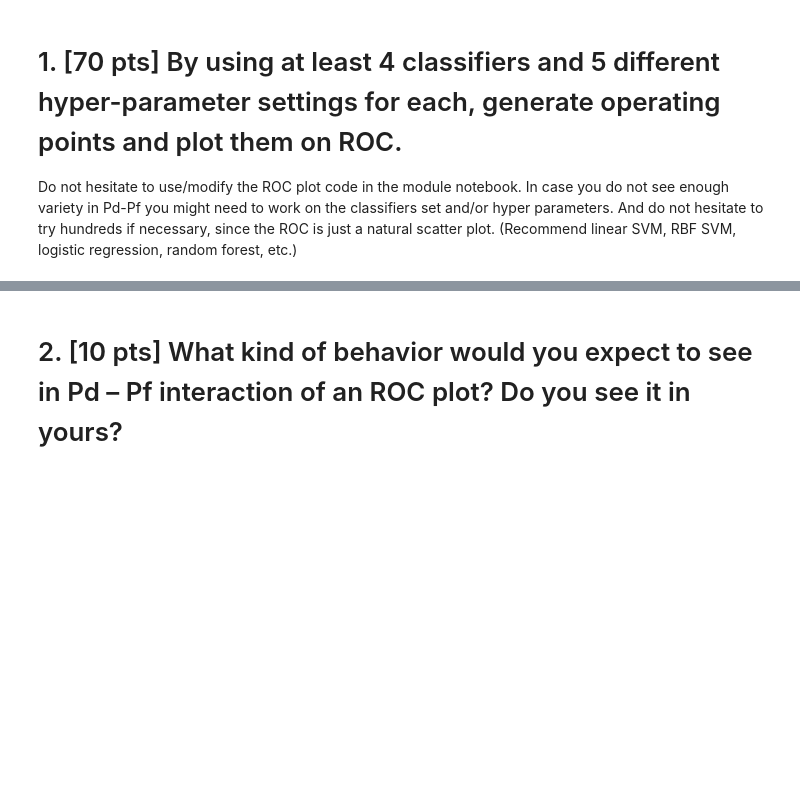
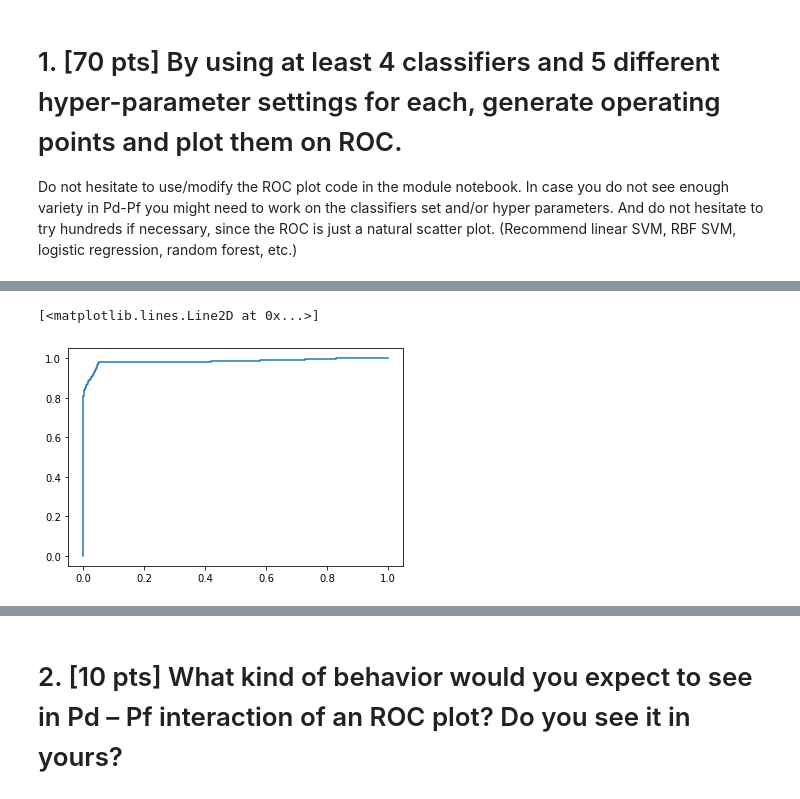
Before and after one commit to andrewcchan/jhuappliedmlcourse, a Jupyter notebook: Mod 4/Chan-Assign4.ipynb, the cells around one changed output, grey strips where cells are left out. Cells and saved outputs as stored; diff of their text form; code cells hidden in the pictures; blank space fills up the shorter version.

Commit message:
MOD: using sklearn LabelEncoder allowed use of roc_curve

```diff
--- a/Mod 4/Chan-Assign4.ipynb
+++ b/Mod 4/Chan-Assign4.ipynb
@@ -79,0 +123,5 @@ SVM, RBF SVM, logistic regression, random forest, etc.)
+# %%
+from sklearn.svm import LinearSVC
+from sklearn import metrics
+clf = LinearSVC(random_state=0)
+clf.fit(X_train, y_train)
@@ -79,0 +142,4 @@ SVM, RBF SVM, logistic regression, random forest, etc.)
+# %%
+from sklearn.ensemble import RandomForestClassifier
+clf_rf = RandomForestClassifier(random_state=0)
+clf_rf.fit(X_train, y_train)
@@ -79,0 +157,27 @@ SVM, RBF SVM, logistic regression, random forest, etc.)
+# %%
+from sklearn.linear_model import LogisticRegression
+
+# Display OP
+def annot(opi, x, y):
+    plt.annotate(f"OP{opi}", xy=(x, y), xytext=(.90*x+.1, .80*y), arrowprops=dict(facecolor='lightgray', shrink=1))
+
+# Parameter to vary for Logistic Regression
+C = (2e-1, 0.5, 0.8, 1, 2, 5, 1e1, 2e1, 1e3)
+
+# Let's vary C and generate training/testing sessions to collect data for ROC
+FPR, TPR = [], []
+for c in C:
+    pipe_lr = make_pipeline(LogisticRegression(random_state=14,
+                                               penalty='l1',
+                                               solver='liblinear',
+                                               class_weight='balanced',
+                                               C=c,
+                                               multi_class='auto',
+                                               max_iter=10000))
+    pipe_lr.fit(X_train, y_train)
+    y_pred = pipe_lr.predict(X_test)
+    tn, fp, fn, tp = confusion_matrix(y_test, y_pred).ravel()
+    TPR += [tp/(tp+fn)]  # Pd
+    FPR += [fp/(fp+tn)]  # Pf
+    #
+    print(f'Test Accuracy= {pipe_lr.score(X_test, y_test):.3f}, C={c:13.5f}, TPR {TPR[-1]:.3f}, FPR {FPR[-1]:.3f}')
@@ -79,0 +194,12 @@ SVM, RBF SVM, logistic regression, random forest, etc.)
+# %%
+
+clf = LogisticRegression(solver="liblinear").fit(X_train, y_train)
+clf.classes_
+scores = clf.predict_proba(X_test)[:, 1]
+fpr, tpr, thresholds = roc_curve(y_test,scores,pos_label = 1)
+# %%
+roc_auc = auc(fpr, tpr)
+plt.plot(fpr,tpr,label='ROC (area = %0.2f)'% (roc_auc))
+# %% [output]
+[<matplotlib.lines.Line2D at 0x...>]
+[figure, added]
```
Also changed, not shown: parts of 23 cells of this notebook, 1 other file.
